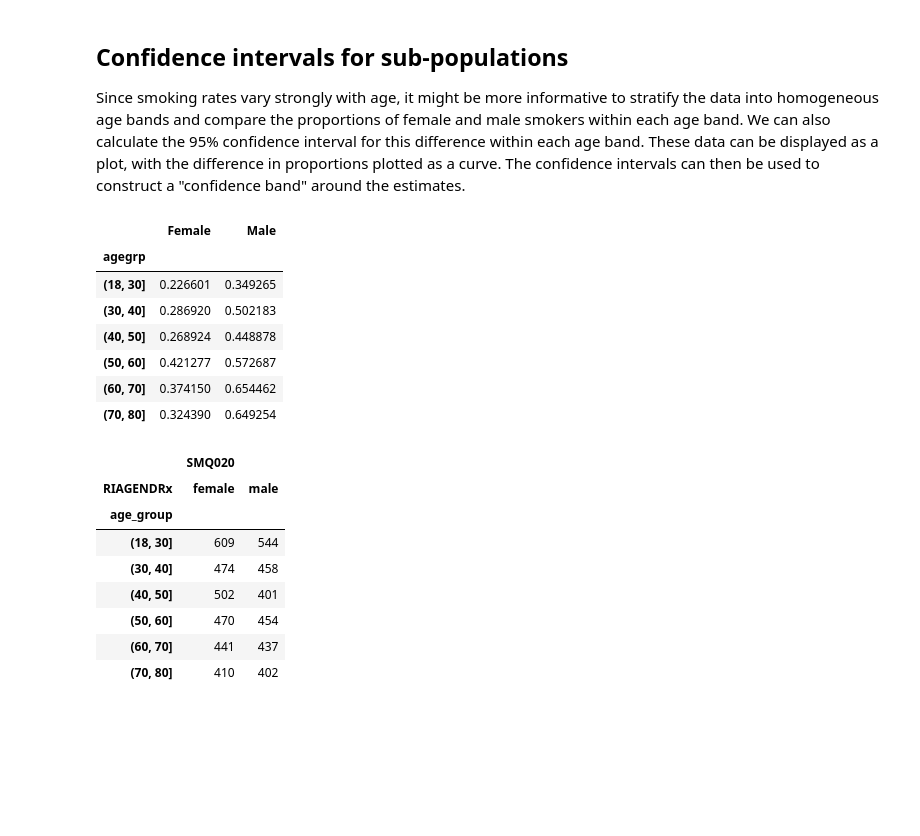
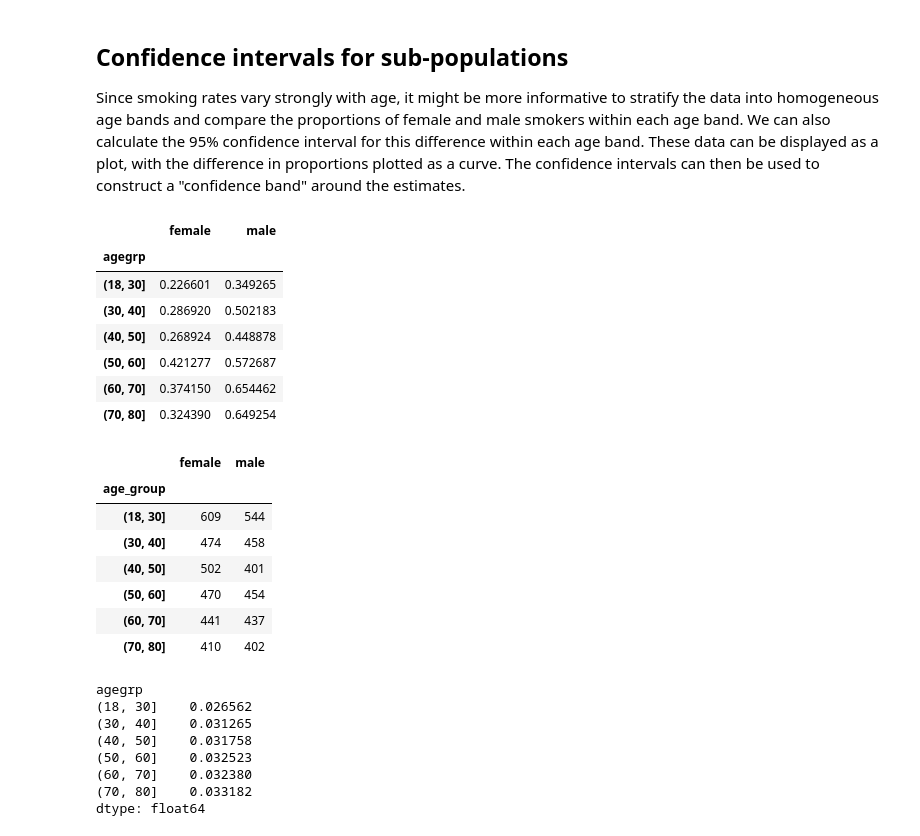
Before and after one commit to dissagaliyeva/python, a Jupyter notebook: inferential_stats/conf_intervals2.ipynb, the cells around one changed output. Cells and saved outputs as stored; diff of their text form; code cells hidden in the pictures; blank space fills up the shorter version.

```diff
--- a/inferential_stats/conf_intervals2.ipynb
+++ b/inferential_stats/conf_intervals2.ipynb
@@ -186,10 +186,10 @@ Since smoking rates vary strongly with age, it might be more informative to stra
 # calculate the smoking rates within age/gender groups
 df["agegrp"] = pd.cut(df.RIDAGEYR, [18, 30, 40, 50, 60, 70, 80])
 pr = df.groupby(["agegrp", "RIAGENDRx"]).agg({"SMQ020": lambda x: np.mean(x == 1)}).unstack()
-pr.columns = ["Female", "Male"]
+pr.columns = ["female", "male"]
 pr
 # %% [output]
-|  | Female | Male |
+|  | female | male |
 | agegrp |  |  |
 | (18, 30] | 0.226601 | 0.349265 |
 | (30, 40] | 0.286920 | 0.502183 |
@@ -200,10 +200,10 @@ pr
 # %%
 # The number of people for each calculated proportion
 dn = df.groupby(['age_group', 'RIAGENDRx']).agg({'SMQ020': np.size}).unstack()
+dn.columns = ['female', 'male']
 dn
 # %% [output]
-|  | SMQ020 |  |
-| RIAGENDRx | female | male |
+|  | female | male |
 | age_group |  |  |
 | (18, 30] | 609 | 544 |
 | (30, 40] | 474 | 458 |
@@ -211,3 +211,19 @@ dn
 | (50, 60] | 470 | 454 |
 | (60, 70] | 441 | 437 |
 | (70, 80] | 410 | 402 |
+# %%
+# standard errors for each proportion
+se = np.sqrt(pr * (1 - pr) / dn)
+
+# standard error for the difference in female/male smoking rates in every age group
+se_diff = np.sqrt(se.female ** 2 + se.male ** 2)
+se_diff
+# %% [output]
+agegrp
+(18, 30]    0.026562
+(30, 40]    0.031265
+(40, 50]    0.031758
+(50, 60]    0.032523
+(60, 70]    0.032380
+(70, 80]    0.033182
+dtype: float64
```
Also changed, not shown: parts of 8 cells of this notebook.
